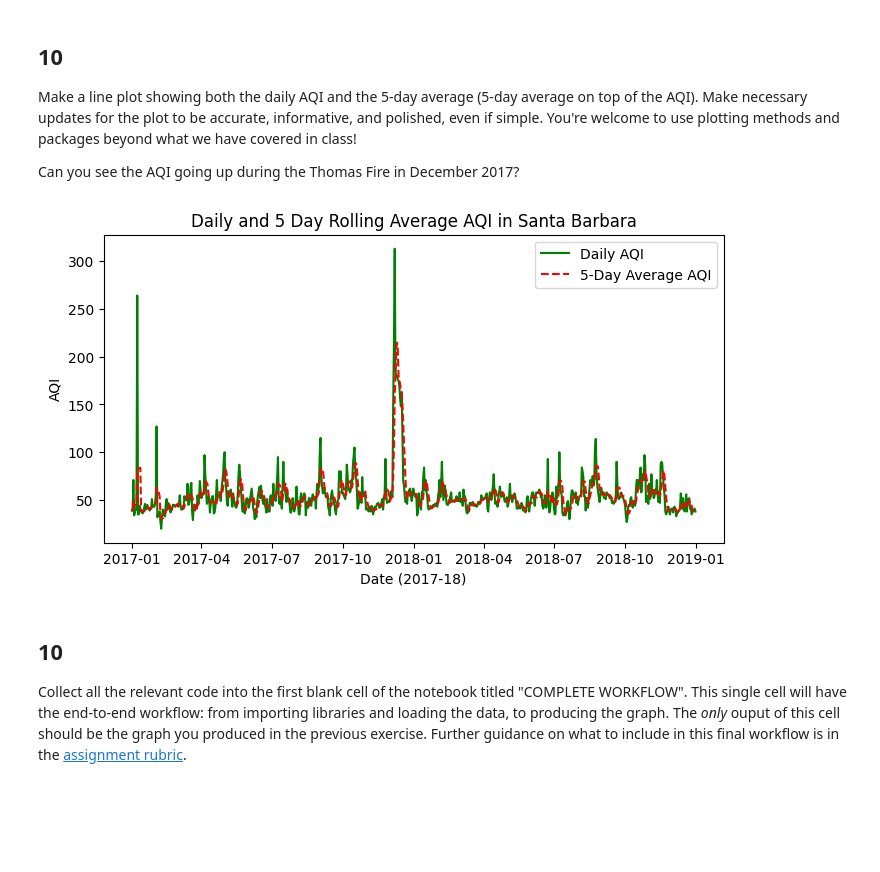
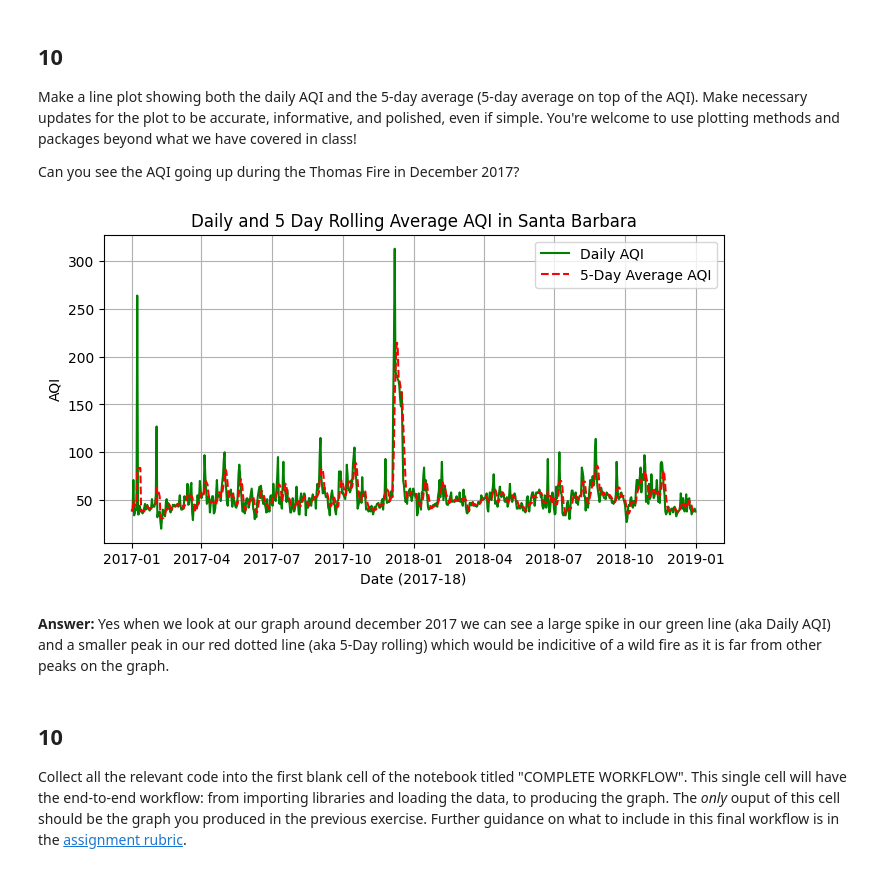
Before and after one commit to takeenshamloo/eds220-hwk2, a Jupyter notebook: hwk2-task3-aqi.ipynb, the cells around one changed output. Saved outputs shown, nothing was run; the diff lists cells and outputs as text; code cells hidden in the pictures; blank space fills up the shorter version.

```diff
--- a/hwk2-task3-aqi.ipynb
+++ b/hwk2-task3-aqi.ipynb
@@ -442,23 +442,26 @@ Can you see the AQI going up during the Thomas Fire in December 2017?
 # %%
 # Create an 8in x 4in plot
 plt.figure(figsize = (8, 4))
 
 # Plot daily AQI
 plt.plot(aqi_sb.index, aqi_sb['aqi'], label = 'Daily AQI', color = 'green', linewidth = 1.5)
 
 # Plot 5-day rolling average AQI
 plt.plot(aqi_sb.index, aqi_sb['five_day_average'], label = '5-Day Average AQI', color = 'red', linestyle = '--', linewidth = 1.5)
 
 # Plot accessories
 plt.title('Daily and 5 Day Rolling Average AQI in Santa Barbara')
 plt.xlabel('Date (2017-18)')
 plt.ylabel('AQI')
 plt.legend()
+plt.grid()
 
 # Display plot
 plt.show()
 # %% [output]
-[figure, old version]
+[figure, new version]
+# %% [markdown]
+**Answer:** Yes when we look at our graph around december 2017 we can see a large spike in our green line (aka Daily AQI) and a smaller peak in our red dotted line (aka 5-Day rolling) which would be indicitive of a wild fire as it is far from other peaks on the graph.
 # %% [markdown]
 ## 10
 
```
Also changed, not shown: parts of 1 cell of this notebook.
